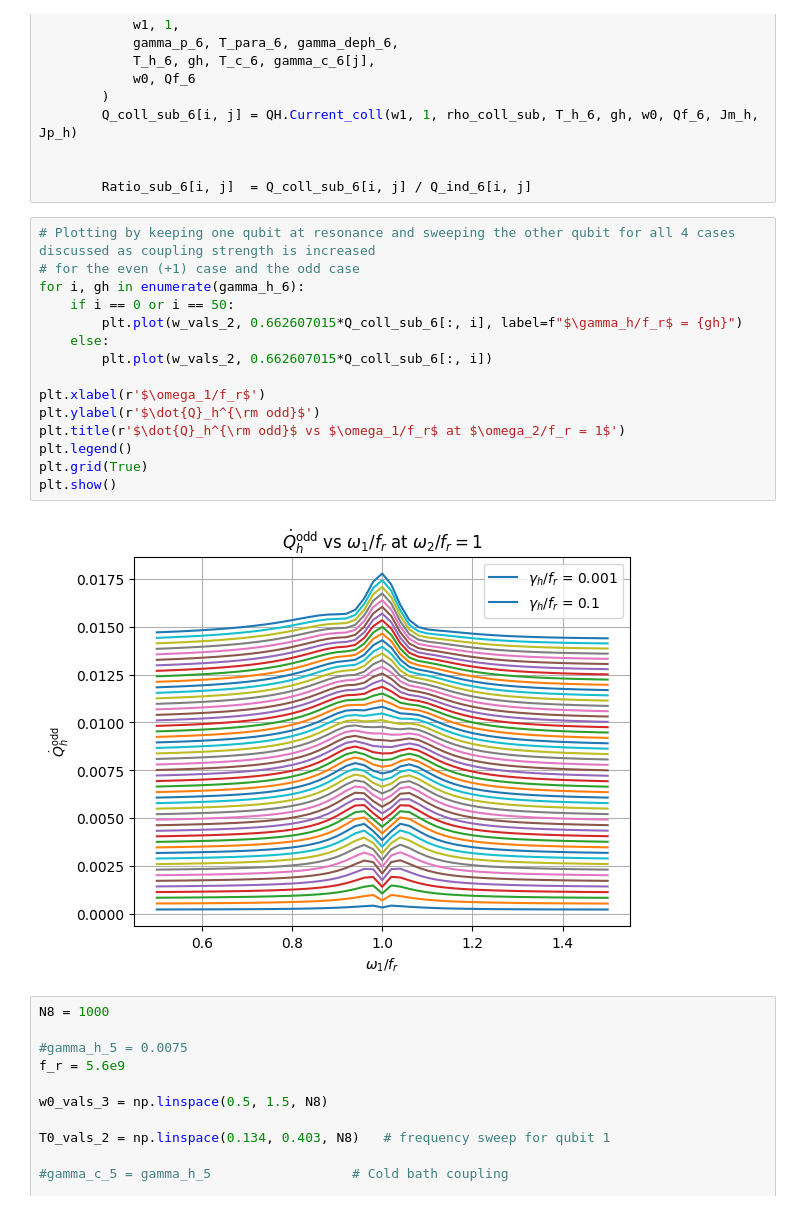
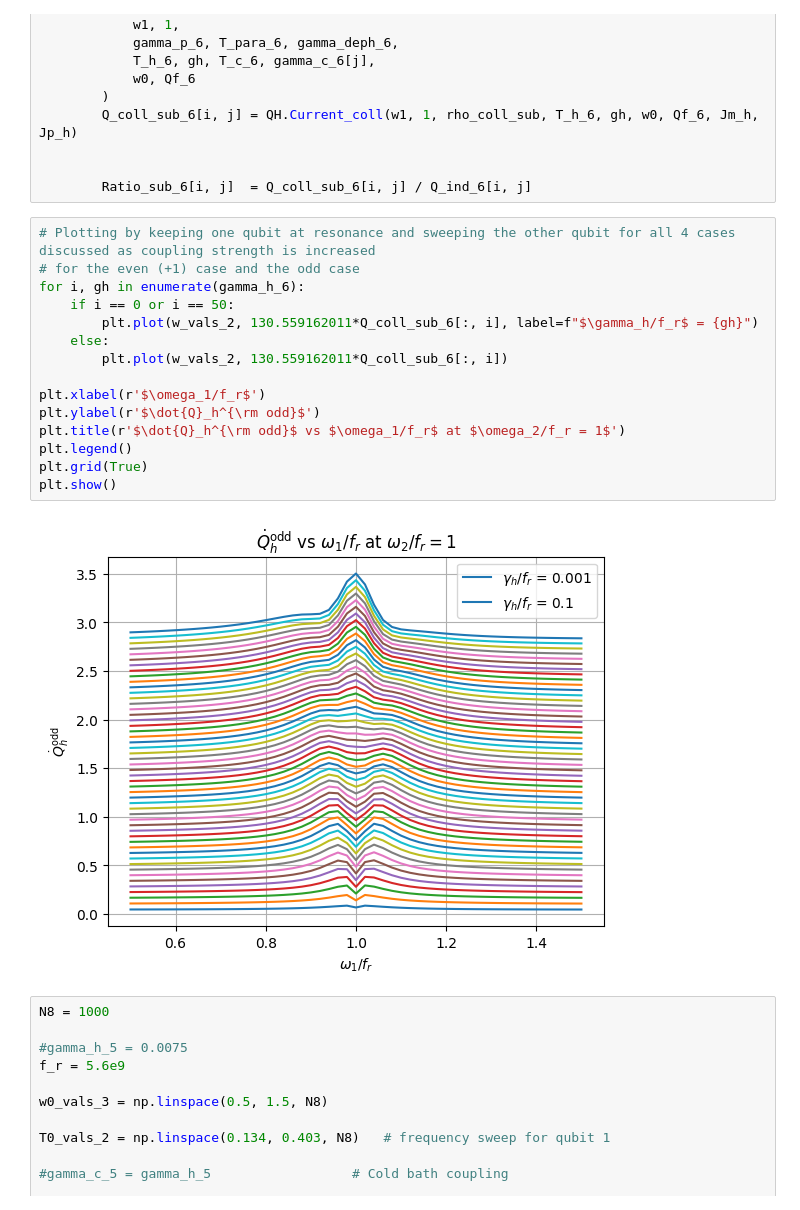
Before and after one commit to foysalx/TwoQubitHeatValve, a Jupyter notebook: Results_Even_Odd_Parity_Formulation (1).ipynb, the cells around one changed output. Cells and saved outputs as stored; diff of their text form.

```diff
--- a/Results_Even_Odd_Parity_Formulation (1).ipynb
+++ b/Results_Even_Odd_Parity_Formulation (1).ipynb
@@ -971,20 +949,20 @@ for i, w1 in enumerate(w_vals_2):
 # %%
 # Plotting by keeping one qubit at resonance and sweeping the other qubit for all 4 cases discussed as coupling strength is increased
 # for the even (+1) case and the odd case
 for i, gh in enumerate(gamma_h_6):
     if i == 0 or i == 50:
-        plt.plot(w_vals_2, 0.662607015*Q_coll_sub_6[:, i], label=f"$\gamma_h/f_r$ = {gh}")
+        plt.plot(w_vals_2, 130.559162011*Q_coll_sub_6[:, i], label=f"$\gamma_h/f_r$ = {gh}")
     else:
-        plt.plot(w_vals_2, 0.662607015*Q_coll_sub_6[:, i])
+        plt.plot(w_vals_2, 130.559162011*Q_coll_sub_6[:, i])
 
 plt.xlabel(r'$\omega_1/f_r$')
 plt.ylabel(r'$\dot{Q}_h^{\rm odd}$')
 plt.title(r'$\dot{Q}_h^{\rm odd}$ vs $\omega_1/f_r$ at $\omega_2/f_r = 1$')
 plt.legend()
 plt.grid(True)
 plt.show()
 # %% [output]
-[figure, old version]
+[figure, new version]
 # %%
 N8 = 1000
 
```
Also changed, not shown: parts of 18 cells of this notebook.
